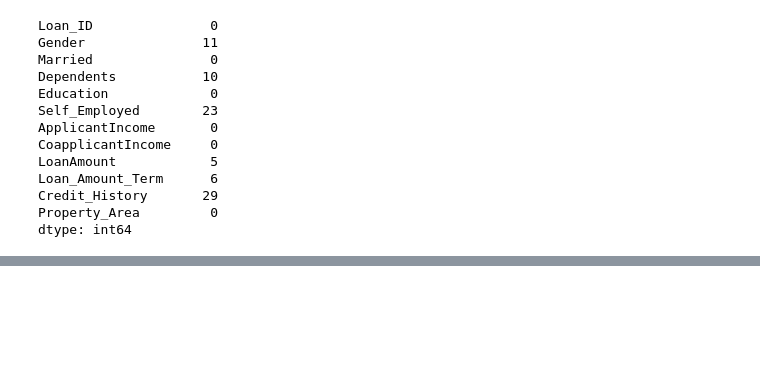
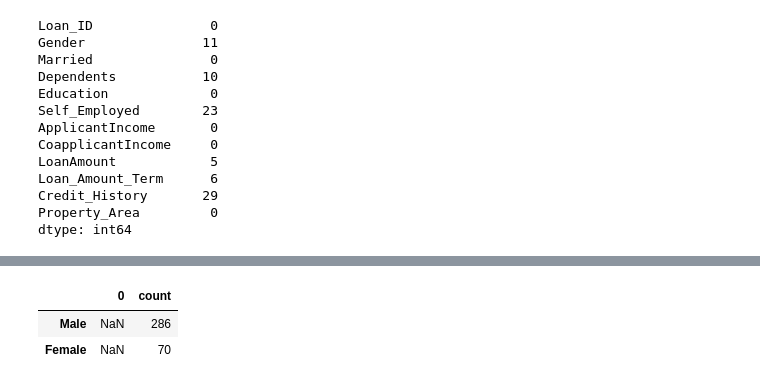
Before and after one commit to KunalNeon/Projects, a Jupyter notebook: loan_prediction.ipynb, the cells around one changed output, grey strips where cells are left out. Drawn from its saved outputs; the diff is of its cells as text; code cells hidden in the pictures; blank space fills up the shorter version.

```diff
--- a/loan_prediction.ipynb
+++ b/loan_prediction.ipynb
@@ -399,0 +411,6 @@ dtype: int64
+# %%
+gender=loan_file["Gender"].value_counts()
+dependants=loan_file["Dependents"].value_counts()
+self_employed=loan_file["Self_Employed"].value_counts()
+loanAmount=loan_file["LoanAmount"].value_counts()
+print(pd.concat([gender,dependants,self_employed,loanAmount], axis=1))
@@ -399,0 +432,6 @@ dtype: int64
+# %%
+pd.concat([pd.Series(), gender], axis=1)
+# %% [output]
+|  | 0 | count |
+| Male | NaN | 286 |
+| Female | NaN | 70 |
```
Also changed, not shown: parts of 8 cells of this notebook.
